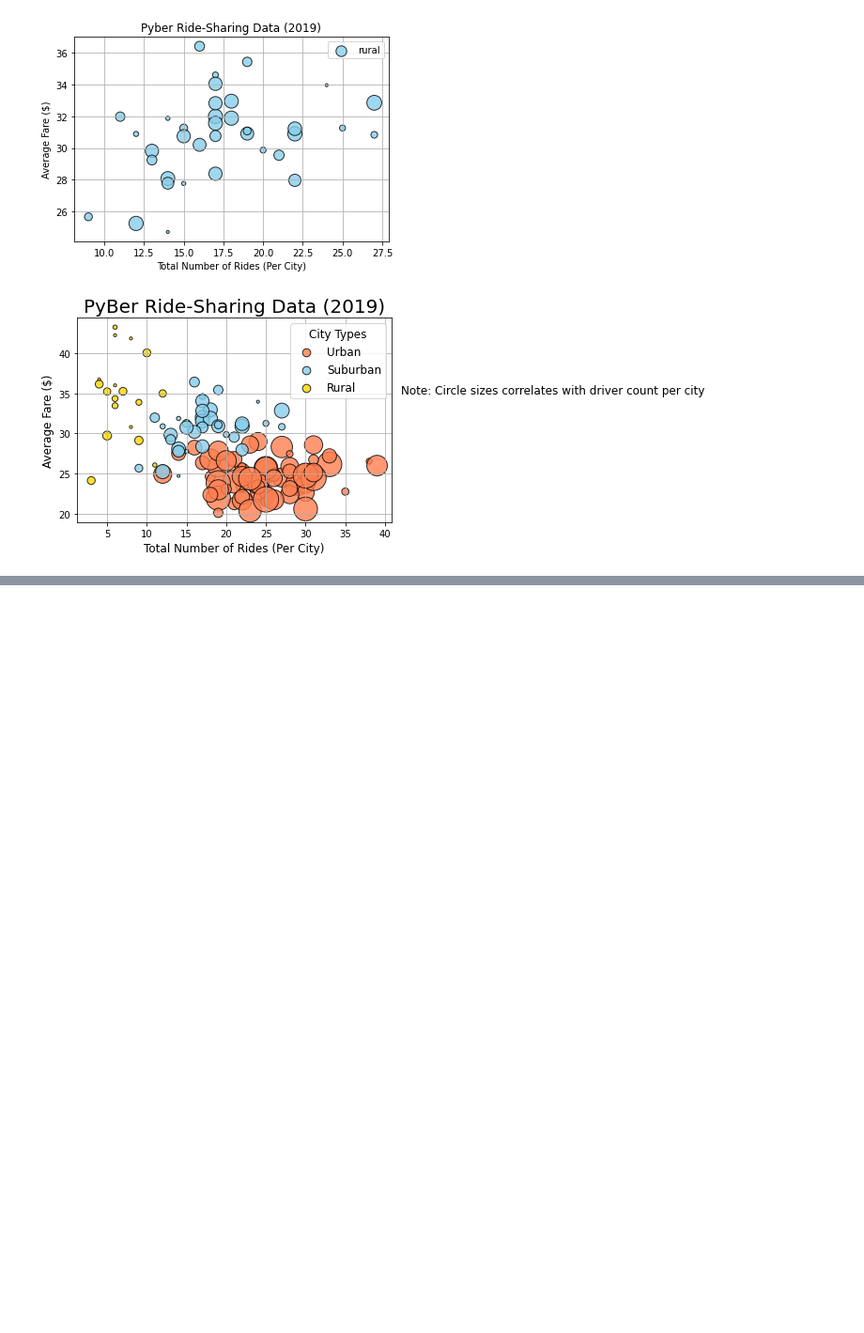
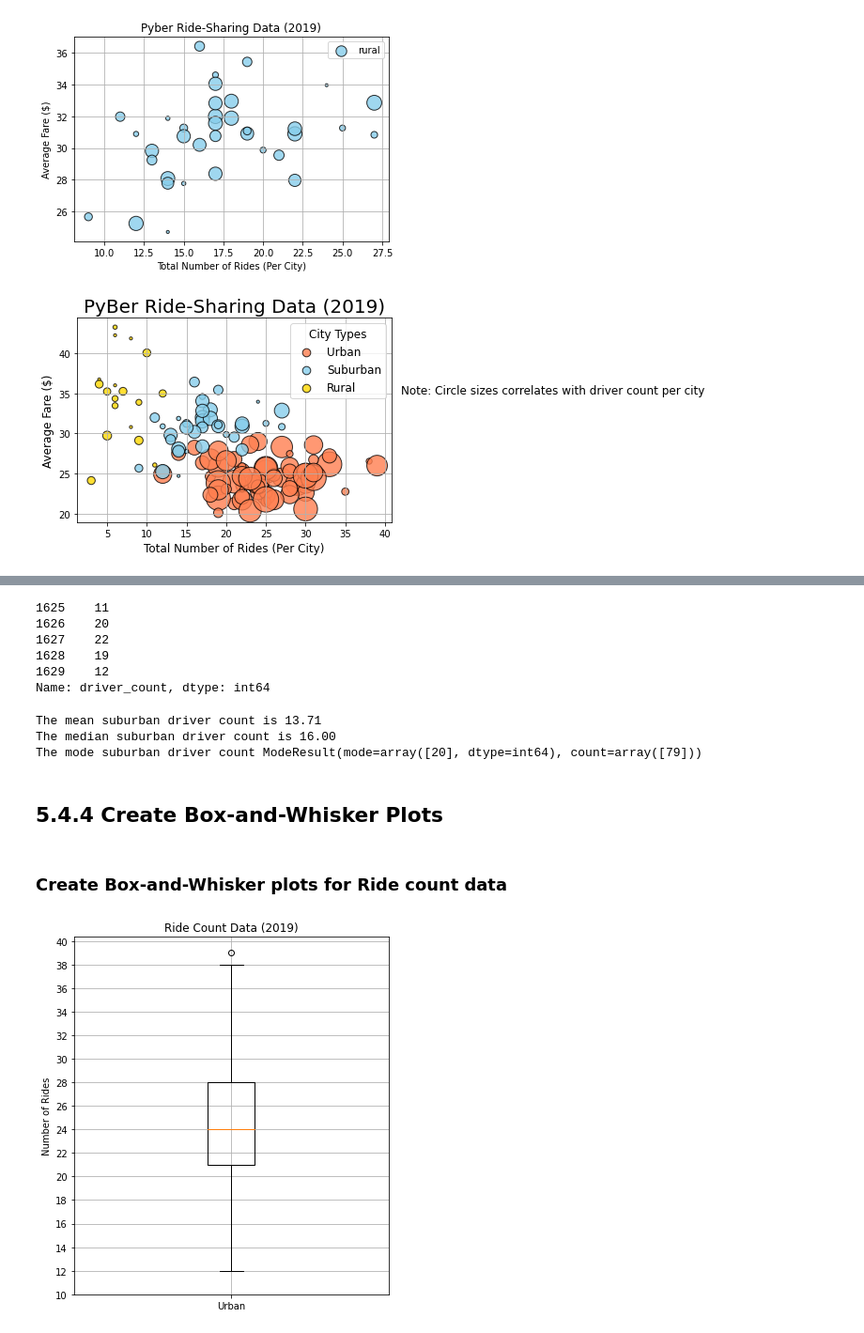
Before and after one commit to mwalbers1/Data-Analytics-Bootcamp, a Jupyter notebook: pyber-analysis/matplotlib_practice.ipynb, the cells around one changed output, grey strips where cells are left out. Shown at 94% size. Drawn from its saved outputs; the diff is of its cells as text; code cells hidden in the pictures; blank space fills up the shorter version.

Commit message:
Create Box-and-Whisker plots

```diff
--- a/pyber-analysis/matplotlib_practice.ipynb
+++ b/pyber-analysis/matplotlib_practice.ipynb
@@ -746,0 +942,25 @@ plt.show()
+# %%
+suburban_drivers = suburban_cities_df['driver_count']
+suburban_drivers.head()
+# %% [output]
+1625    11
+1626    20
+1627    22
+1628    19
+1629    12
+Name: driver_count, dtype: int64
+# %%
+mean_suburban_drivers = np.mean(suburban_drivers)
+print(f"The mean suburban driver count is {mean_suburban_drivers:.2f}")
+
+median_suburban_drivers = np.median(suburban_drivers)
+print(f"The median suburban driver count is {median_suburban_drivers:.2f}")
+
+mode_suburban_drivers = sts.mode(suburban_drivers)
+print(f"The mode suburban driver count {mode_suburban_drivers}")
+# %% [output]
+The mean suburban driver count is 13.71
+The median suburban driver count is 16.00
+The mode suburban driver count ModeResult(mode=array([20], dtype=int64), count=array([79]))
+# %% [markdown]
+## 5.4.4 Create Box-and-Whisker Plots
@@ -746,0 +990,15 @@ plt.show()
+# %% [markdown]
+### Create Box-and-Whisker plots for Ride count data
+# %%
+x_labels = ["Urban"]
+fig, ax = plt.subplots(figsize=(6,7))
+ax.boxplot(urban_ride_count, labels=x_labels)
+
+# Add the title, y-axis label and grid
+ax.set_title("Ride Count Data (2019)")
+ax.set_ylabel("Number of Rides")
+ax.set_yticks(np.arange(10,41, step=2.0))
+ax.grid()
+plt.show()
+# %% [output]
+[figure, added]
```
Also changed, not shown: parts of 44 cells of this notebook, 3 other files.
